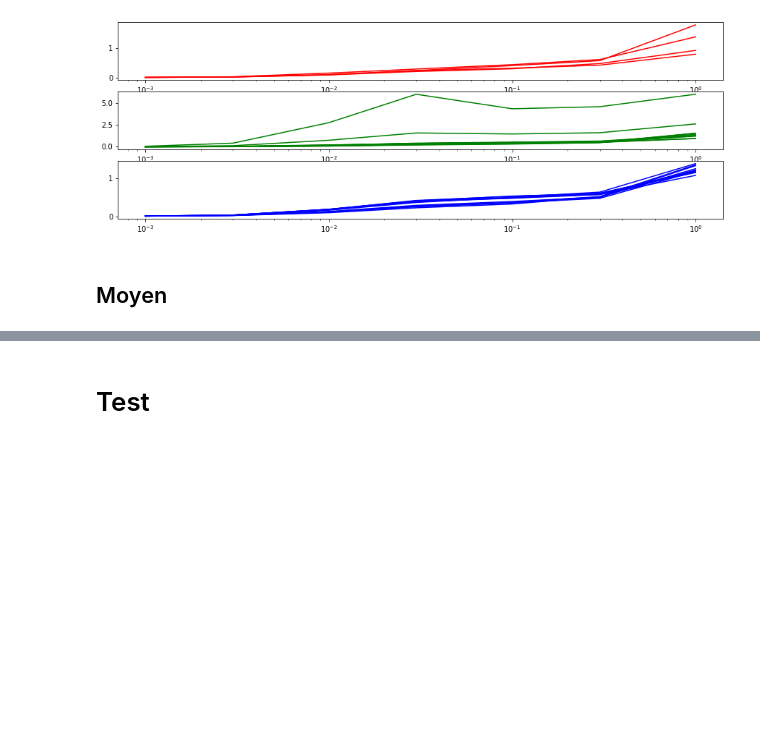
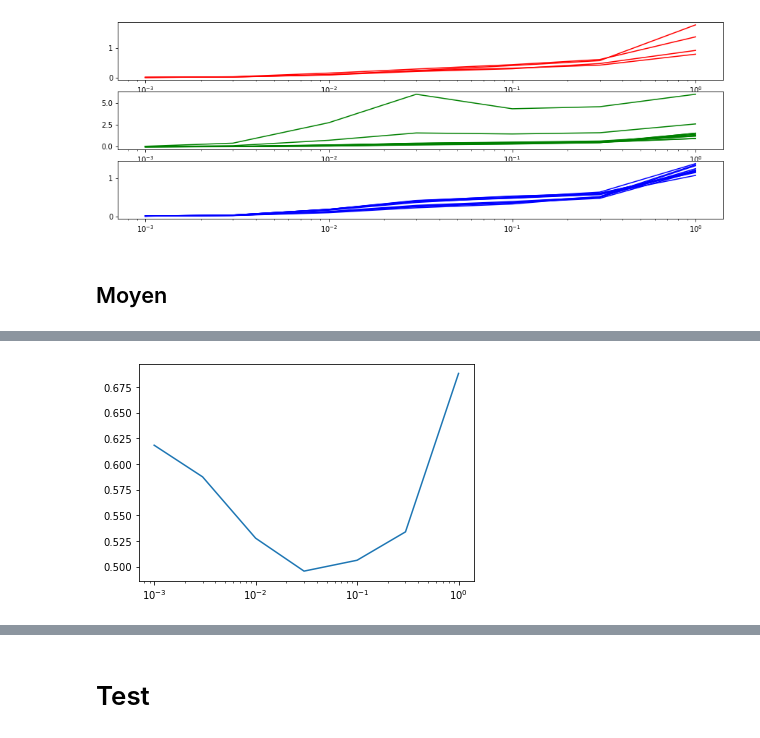
Before and after one commit to JlnZhou/ProjectML, a Jupyter notebook: Regression_GAMGradientBoostingAR.ipynb, the cells around one changed output, grey strips where cells are left out. Cells and saved outputs as stored; diff of their text form; code cells hidden in the pictures; blank space fills up the shorter version.

```diff
--- a/Regression_GAMGradientBoostingAR.ipynb
+++ b/Regression_GAMGradientBoostingAR.ipynb
@@ -404,0 +409,6 @@ plt.xscale("log")
+# %%
+plt.plot(cv_moyen.groupby("lr").mean().index, cv_moyen.groupby("lr").mean()[liste_stations_debit].mean(axis = 1).values)
+plt.xscale("log")
+plt.savefig("../Data/Figures/GAMBoostAR/GAMBoostAR_MAE_lr.png")
+# %% [output]
+[figure, added]
```
Also changed, not shown: parts of 13 cells of this notebook.
